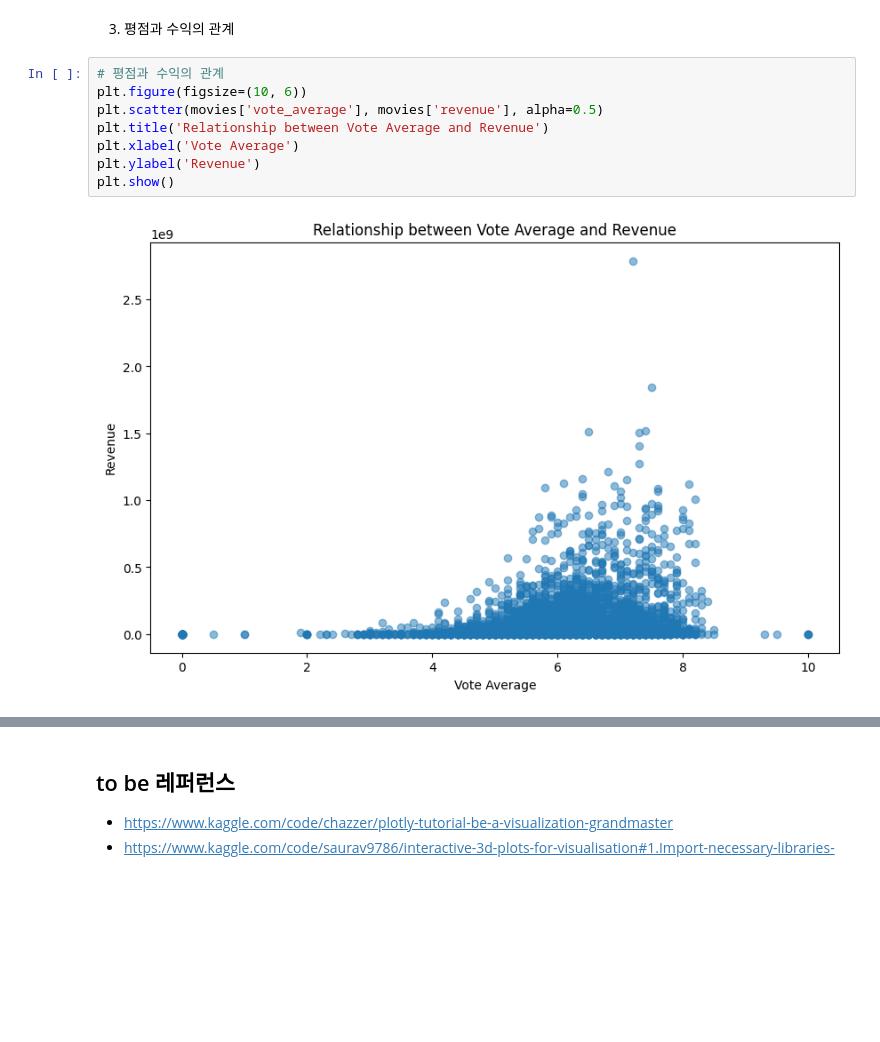
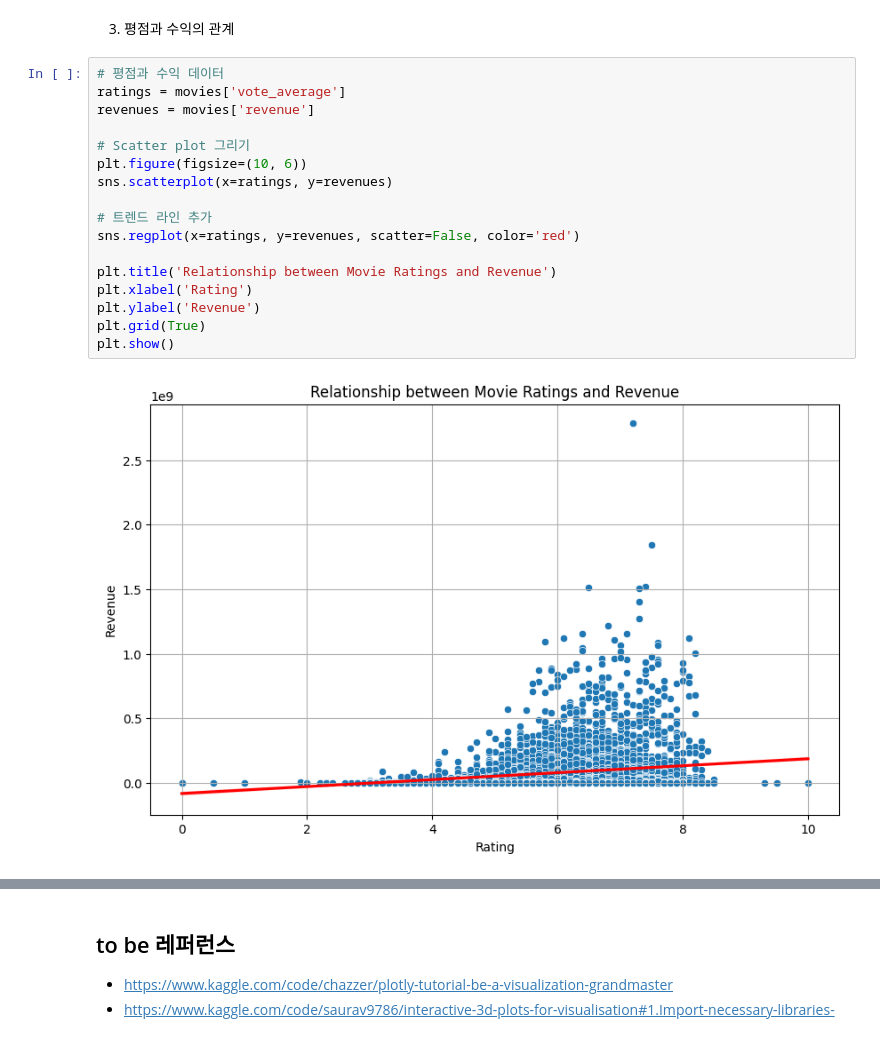
Before and after one commit to normalstory/2024AI_CoachingStudy, a Jupyter notebook: week2_2Matplotlib2.ipynb, the cells around one changed output, grey strips where cells are left out. Saved outputs shown, nothing was run; the diff lists cells and outputs as text; blank space fills up the shorter version.

```diff
--- a/week2_2Matplotlib2.ipynb
+++ b/week2_2Matplotlib2.ipynb
@@ -801,13 +827,22 @@ plt.show()
 # %% [markdown]
 3. 평점과 수익의 관계
 # %%
-# 평점과 수익의 관계
+# 평점과 수익 데이터
+ratings = movies['vote_average']
+revenues = movies['revenue']
+
+# Scatter plot 그리기
 plt.figure(figsize=(10, 6))
-plt.scatter(movies['vote_average'], movies['revenue'], alpha=0.5)
-plt.title('Relationship between Vote Average and Revenue')
-plt.xlabel('Vote Average')
+sns.scatterplot(x=ratings, y=revenues)
+
+# 트렌드 라인 추가
+sns.regplot(x=ratings, y=revenues, scatter=False, color='red')
+
+plt.title('Relationship between Movie Ratings and Revenue')
+plt.xlabel('Rating')
 plt.ylabel('Revenue')
+plt.grid(True)
 plt.show()
 # %% [output]
-[figure, old version]
+[figure, new version]
 # %%
```
Also changed, not shown: parts of 14 cells of this notebook.
